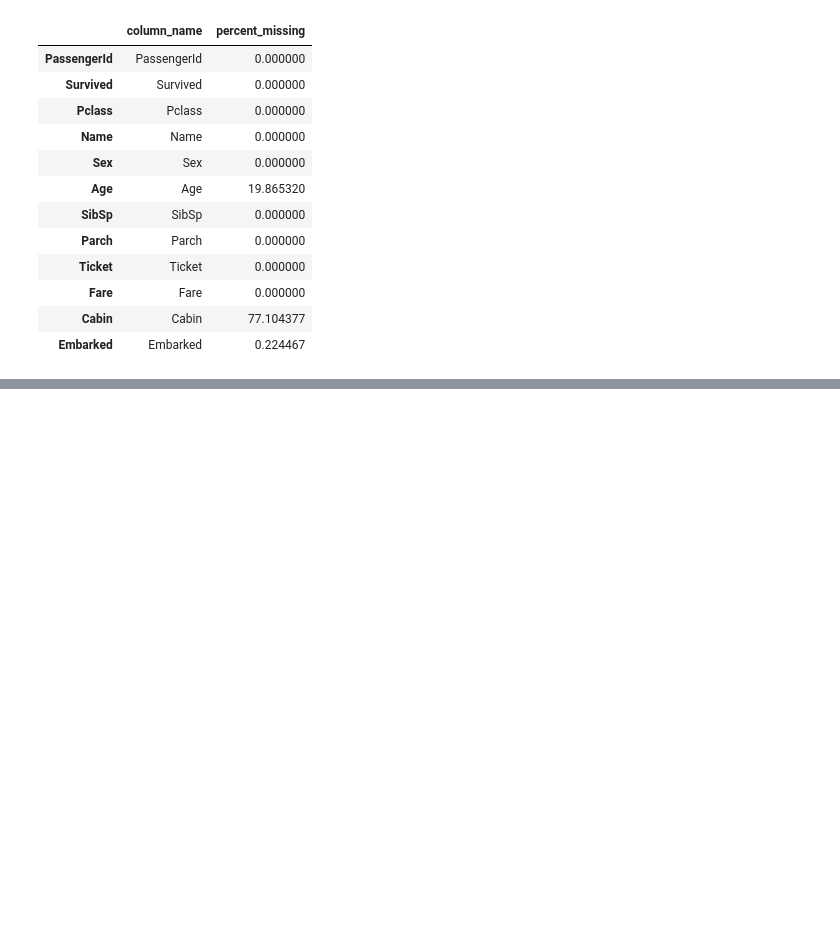
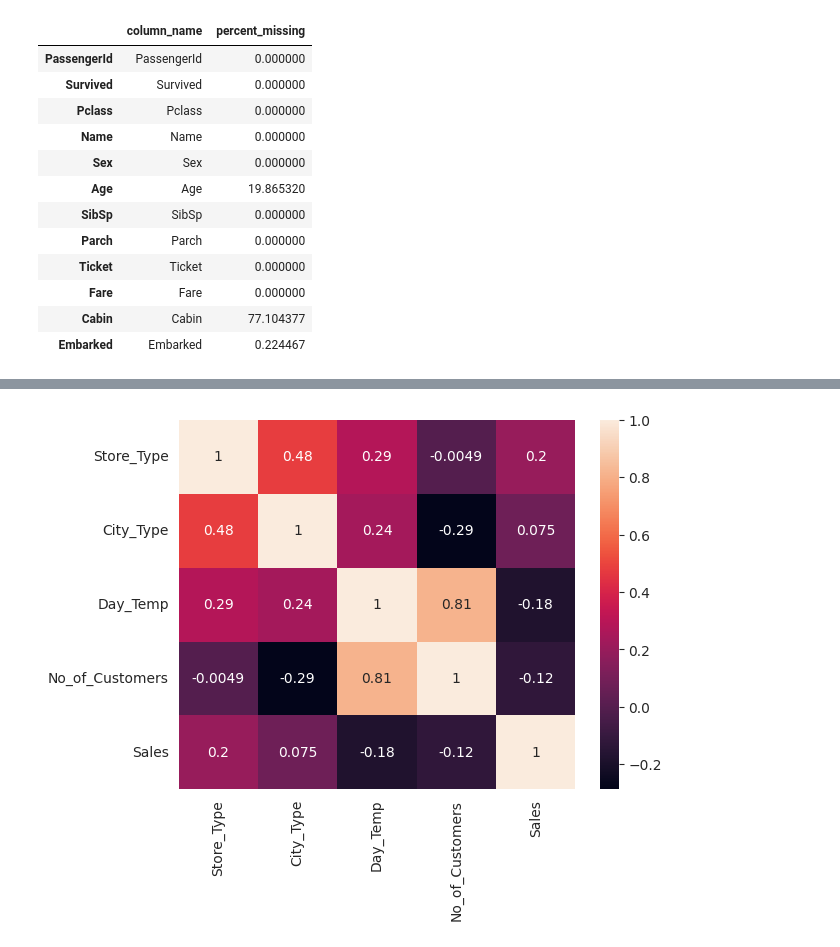
Before and after one commit to Ruvini-Rangathara-org/Machine-Learning-GDSE, a Jupyter notebook: 6th-week/handling-missing-data.ipynb, the cells around one changed output, grey strips where cells are left out. Drawn from its saved outputs; the diff is of its cells as text; code cells hidden in the pictures; blank space fills up the shorter version.

```diff
--- a/6th-week/handling-missing-data.ipynb
+++ b/6th-week/handling-missing-data.ipynb
@@ -113,0 +139,14 @@ dtype: int64
+# %%
+# Identify non-numeric columns
+# non_numeric_columns = df_sales.select_dtypes(include=['object']).columns
+# print("Non-numeric columns:", non_numeric_columns)
+#
+# # Exclude non-numeric columns from the correlation calculation
+# df_numeric = df_sales.drop(columns=non_numeric_columns)
+#
+# # Calculate the correlation matrix
+# correlation_matrix = df_numeric.corr()
+# print(correlation_matrix)
+
+correlation_matrix=df_sales.corr(numeric_only=True)
+print(correlation_matrix)
@@ -113,0 +161,9 @@ dtype: int64
+# %%
+# print above as chart
+
+import matplotlib.pyplot as plt
+import seaborn as sns
+sns.heatmap(correlation_matrix, annot=True)
+plt.show()
+# %% [output]
+[figure, added]
```
Also changed, not shown: parts of 29 cells of this notebook, 1 other file.
